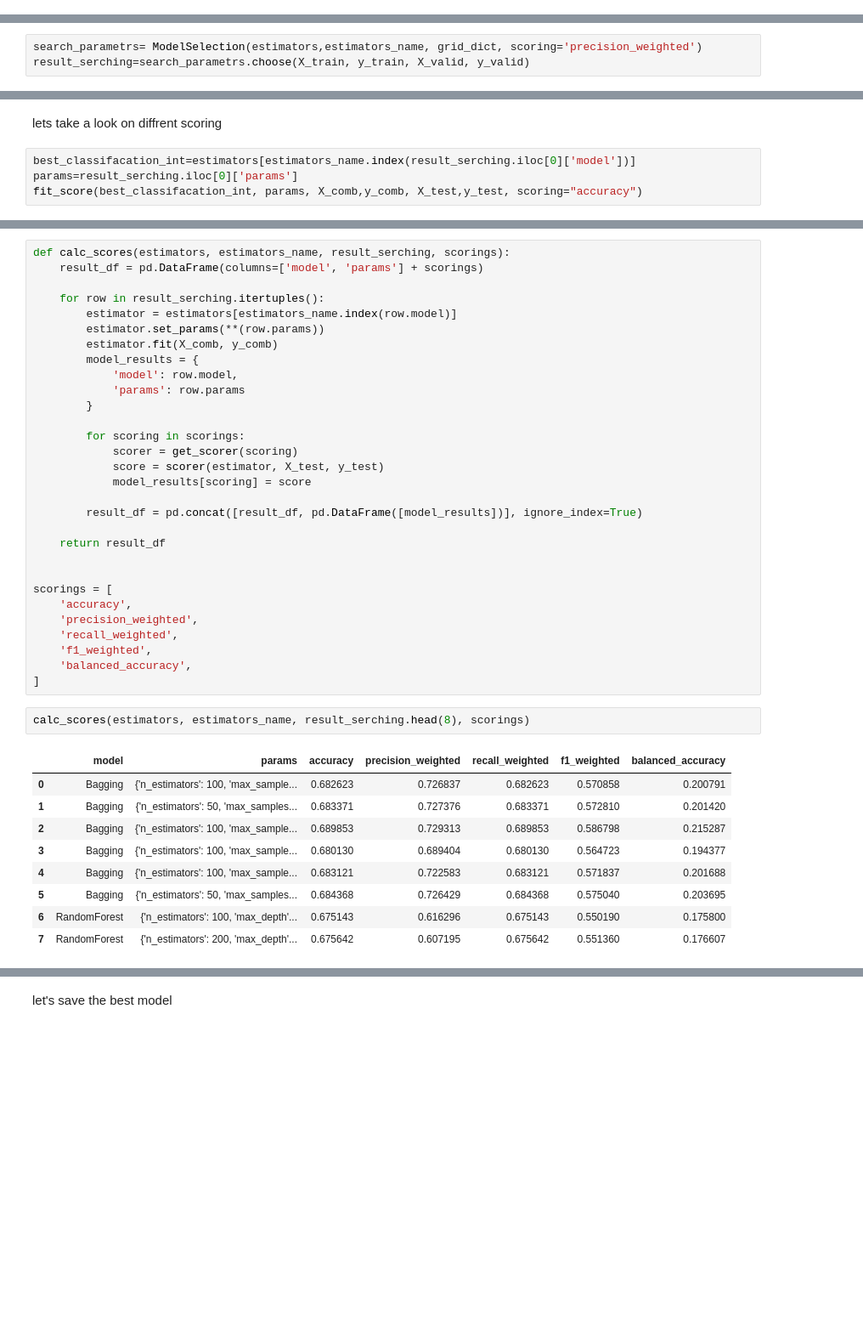
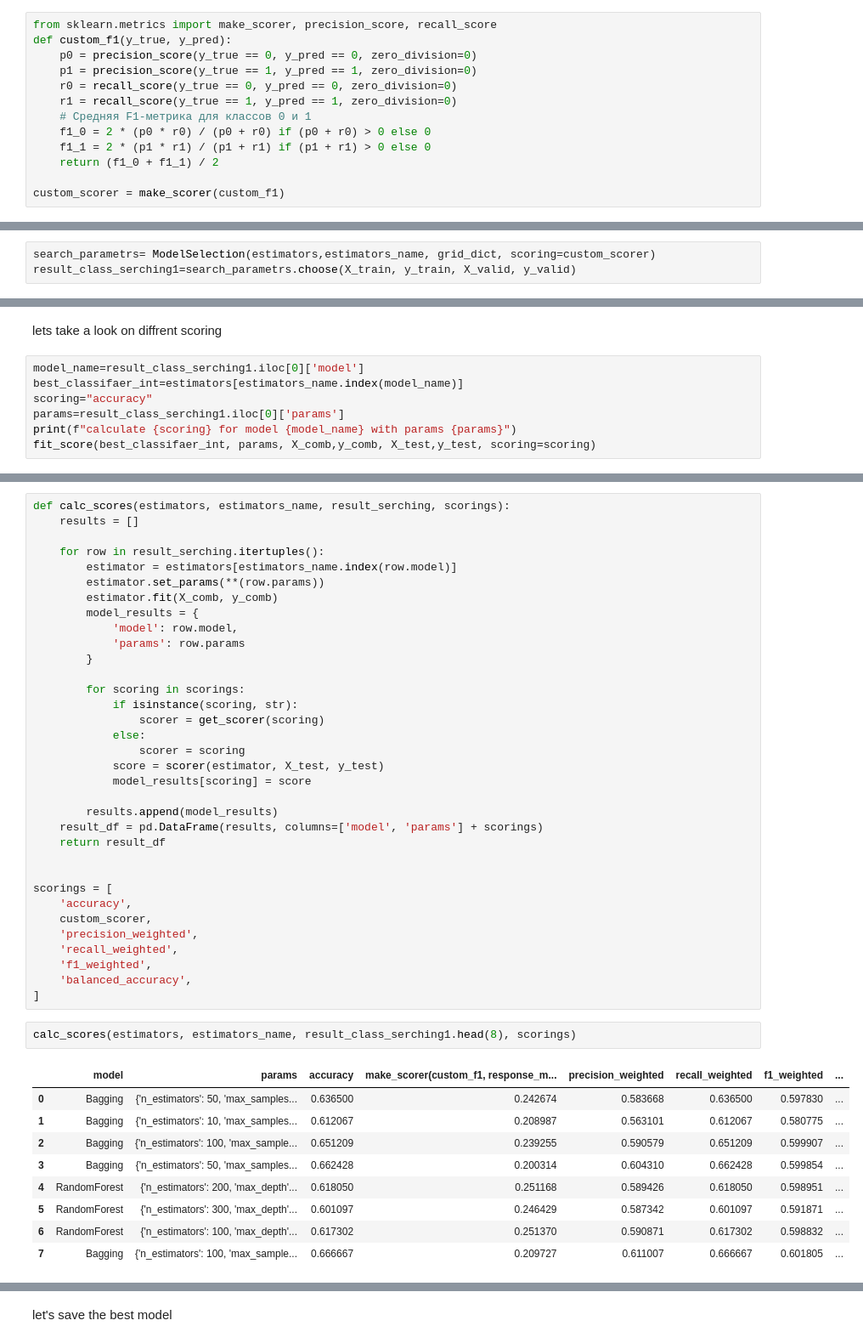
Before and after one commit to gordyay/food-nutrition-module, a Jupyter notebook: src/recipes.ipynb, the cells around one changed output, grey strips where cells are left out. Shown: that part at 85% size. Saved outputs shown, nothing was run; the diff lists cells and outputs as text; blank space fills up the shorter version.

```diff
--- a/src/recipes.ipynb
+++ b/src/recipes.ipynb
@@ -709 +731,14 @@ grid_dict = {
+# %%
+from sklearn.metrics import make_scorer, precision_score, recall_score
+def custom_f1(y_true, y_pred):
+    p0 = precision_score(y_true == 0, y_pred == 0, zero_division=0)
+    p1 = precision_score(y_true == 1, y_pred == 1, zero_division=0)
+    r0 = recall_score(y_true == 0, y_pred == 0, zero_division=0)
+    r1 = recall_score(y_true == 1, y_pred == 1, zero_division=0)
+    # Средняя F1-метрика для классов 0 и 1
+    f1_0 = 2 * (p0 * r0) / (p0 + r0) if (p0 + r0) > 0 else 0
+    f1_1 = 2 * (p1 * r1) / (p1 + r1) if (p1 + r1) > 0 else 0
+    return (f1_0 + f1_1) / 2
+
+custom_scorer = make_scorer(custom_f1)
 # %% [markdown]
@@ -713,3 +746,3 @@ I took the precision_weighted metric because it minimizes false positives (for e
 # %%
-search_parametrs= ModelSelection(estimators,estimators_name, grid_dict, scoring='precision_weighted')
-result_serching=search_parametrs.choose(X_train, y_train, X_valid, y_valid)
+search_parametrs= ModelSelection(estimators,estimators_name, grid_dict, scoring=custom_scorer)
+result_class_serching1=search_parametrs.choose(X_train, y_train, X_valid, y_valid)
@@ -727,7 +777,10 @@ result_serching.head()
 # %% [markdown]
 lets take a look on diffrent scoring
 # %%
-best_classifacation_int=estimators[estimators_name.index(result_serching.iloc[0]['model'])]
-params=result_serching.iloc[0]['params']
-fit_score(best_classifacation_int, params, X_comb,y_comb, X_test,y_test, scoring="accuracy")
+model_name=result_class_serching1.iloc[0]['model']
+best_classifaer_int=estimators[estimators_name.index(model_name)]
+scoring="accuracy"
+params=result_class_serching1.iloc[0]['params']
+print(f"calculate {scoring} for model {model_name} with params {params}")
+fit_score(best_classifaer_int, params, X_comb,y_comb, X_test,y_test, scoring=scoring)
 # %% [output]
@@ -735,6 +789,6 @@ the final score is : 0.6826227873348292
 # %%
 def calc_scores(estimators, estimators_name, result_serching, scorings):
-    result_df = pd.DataFrame(columns=['model', 'params'] + scorings)
+    results = []
 
     for row in result_serching.itertuples():
         estimator = estimators[estimators_name.index(row.model)]
@@ -746,31 +800,35 @@ def calc_scores(estimators, estimators_name, result_serching, scorings):
         }
 
         for scoring in scorings:
-            scorer = get_scorer(scoring)
+            if isinstance(scoring, str):
+                scorer = get_scorer(scoring)
+            else:
+                scorer = scoring
             score = scorer(estimator, X_test, y_test)
             model_results[scoring] = score
 
-        result_df = pd.concat([result_df, pd.DataFrame([model_results])], ignore_index=True)
-
+        results.append(model_results)
+    result_df = pd.DataFrame(results, columns=['model', 'params'] + scorings)
     return result_df
 
 
 scorings = [
     'accuracy',
+    custom_scorer,
     'precision_weighted',
     'recall_weighted',
     'f1_weighted',
     'balanced_accuracy',
 ]
 # %%
-calc_scores(estimators, estimators_name, result_serching.head(8), scorings)
+calc_scores(estimators, estimators_name, result_class_serching1.head(8), scorings)
 # %% [output]
-|  | model | params | accuracy | precision_weighted | recall_weighted | f1_weighted | balanced_accuracy |
-| 0 | Bagging | {'n_estimators': 100, 'max_sample... | 0.682623 | 0.726837 | 0.682623 | 0.570858 | 0.200791 |
-| 1 | Bagging | {'n_estimators': 50, 'max_samples... | 0.683371 | 0.727376 | 0.683371 | 0.572810 | 0.201420 |
-| 2 | Bagging | {'n_estimators': 100, 'max_sample... | 0.689853 | 0.729313 | 0.689853 | 0.586798 | 0.215287 |
-| 3 | Bagging | {'n_estimators': 100, 'max_sample... | 0.680130 | 0.689404 | 0.680130 | 0.564723 | 0.194377 |
-| 4 | Bagging | {'n_estimators': 100, 'max_sample... | 0.683121 | 0.722583 | 0.683121 | 0.571837 | 0.201688 |
-| 5 | Bagging | {'n_estimators': 50, 'max_samples... | 0.684368 | 0.726429 | 0.684368 | 0.575040 | 0.203695 |
-| 6 | RandomForest | {'n_estimators': 100, 'max_depth'... | 0.675143 | 0.616296 | 0.675143 | 0.550190 | 0.175800 |
-| 7 | RandomForest | {'n_estimators': 200, 'max_depth'... | 0.675642 | 0.607195 | 0.675642 | 0.551360 | 0.176607 |
+|  | model | params | accuracy | make_scorer(custom_f1, response_m... | precision_weighted | recall_weighted | f1_weighted | ... |
+| 0 | Bagging | {'n_estimators': 50, 'max_samples... | 0.636500 | 0.242674 | 0.583668 | 0.636500 | 0.597830 | ... |
+| 1 | Bagging | {'n_estimators': 10, 'max_samples... | 0.612067 | 0.208987 | 0.563101 | 0.612067 | 0.580775 | ... |
+| 2 | Bagging | {'n_estimators': 100, 'max_sample... | 0.651209 | 0.239255 | 0.590579 | 0.651209 | 0.599907 | ... |
+| 3 | Bagging | {'n_estimators': 50, 'max_samples... | 0.662428 | 0.200314 | 0.604310 | 0.662428 | 0.599854 | ... |
+| 4 | RandomForest | {'n_estimators': 200, 'max_depth'... | 0.618050 | 0.251168 | 0.589426 | 0.618050 | 0.598951 | ... |
+| 5 | RandomForest | {'n_estimators': 300, 'max_depth'... | 0.601097 | 0.246429 | 0.587342 | 0.601097 | 0.591871 | ... |
+| 6 | RandomForest | {'n_estimators': 100, 'max_depth'... | 0.617302 | 0.251370 | 0.590871 | 0.617302 | 0.598832 | ... |
+| 7 | Bagging | {'n_estimators': 100, 'max_sample... | 0.666667 | 0.209727 | 0.611007 | 0.666667 | 0.601805 | ... |
```
Also changed, not shown: parts of 49 cells of this notebook, 15 other files.
